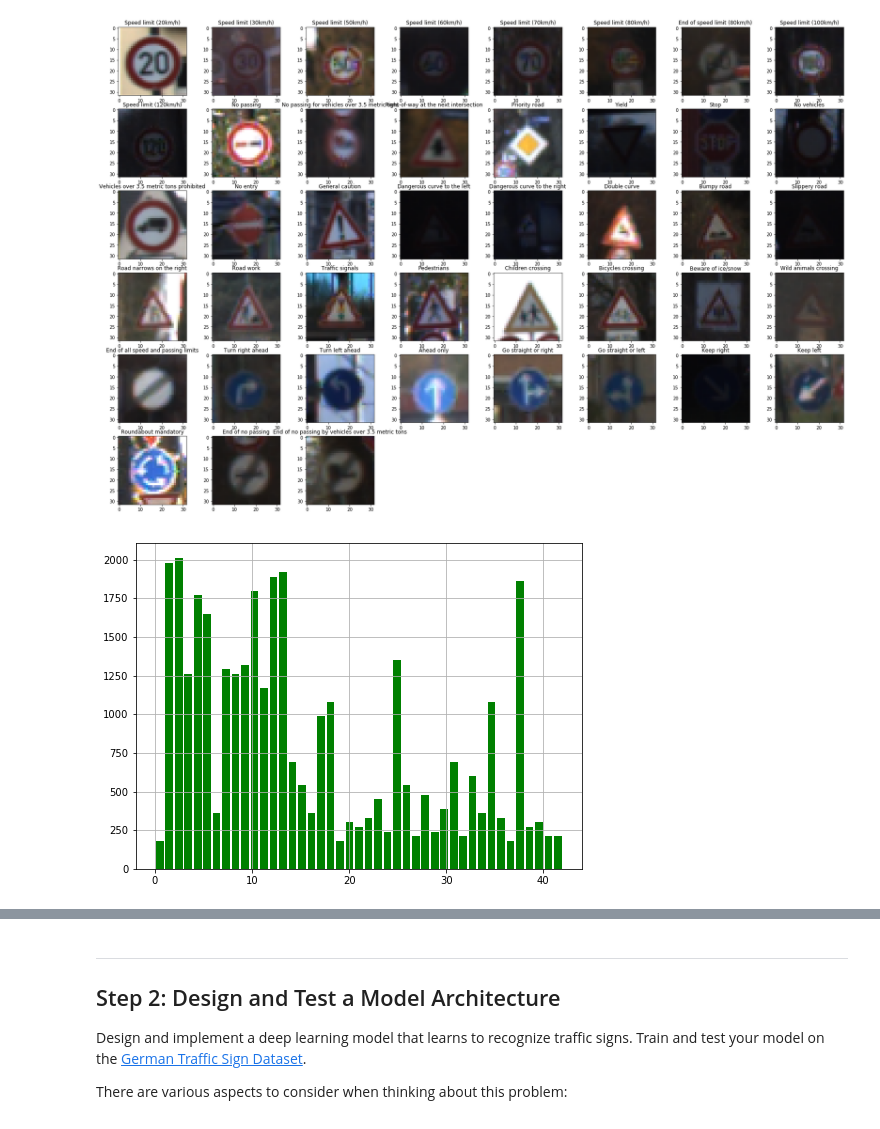
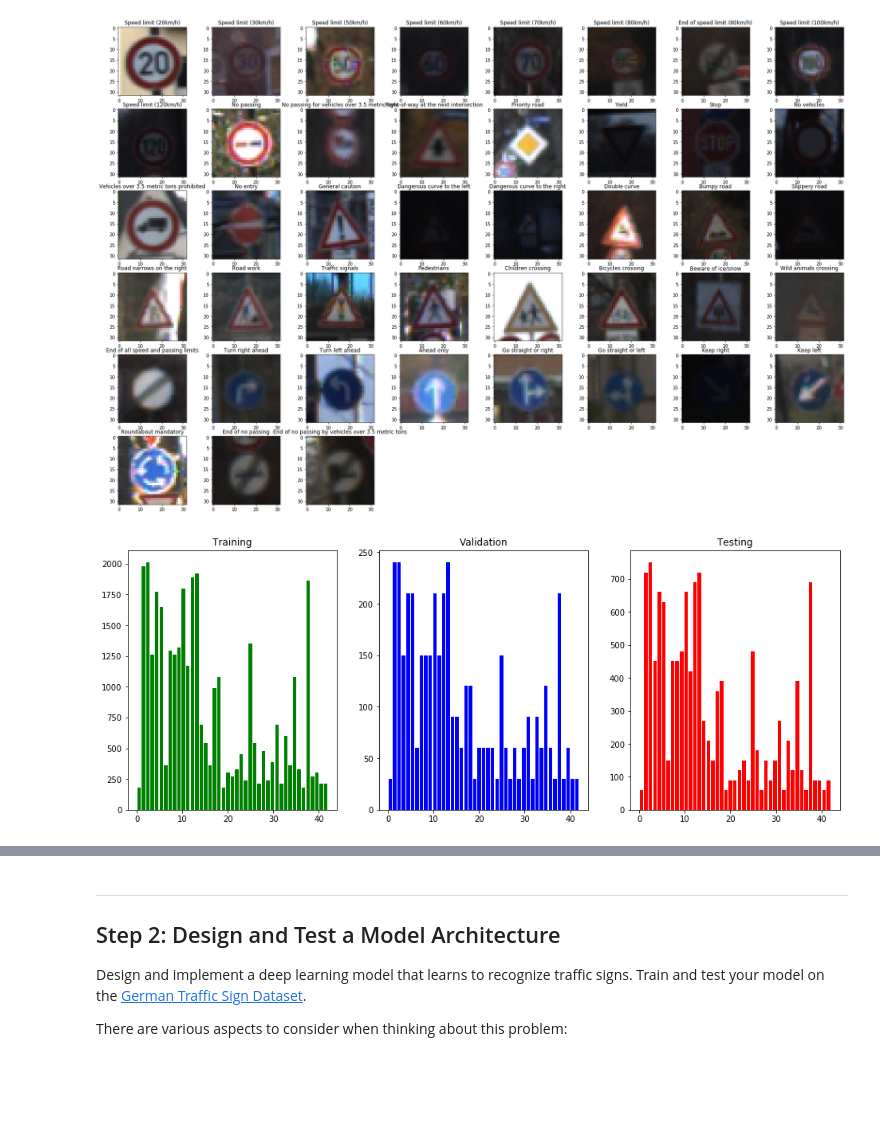
Before and after one commit to rudi77/sdc, a Jupyter notebook: project2/Traffic_Sign_Classifier.ipynb, the cells around one changed output, grey strips where cells are left out. Drawn from its saved outputs; the diff is of its cells as text; code cells hidden in the pictures; blank space fills up the shorter version.

```diff
--- a/project2/Traffic_Sign_Classifier.ipynb
+++ b/project2/Traffic_Sign_Classifier.ipynb
@@ -114,7 +116,8 @@ dplt.showimages(images, classes_set, counts=43, rows=6, cols=8, isRandom=False)
 # %% [output]
 [figure]
 # %%
-# distribution of training examples per class displayed as a histogram
-dplt.histogram(y_train, n_classes)
+# distribution of training,validation and test examples per class displayed as a histogram
+dplt.set_plotsize(16,6)
+dplt.histogram_traffic_signs([y_train,y_valid,y_test], n_classes)
 # %% [output]
-[figure, old version]
+[figure, new version]
```
Also changed, not shown: parts of 18 cells of this notebook, 2 other files.
